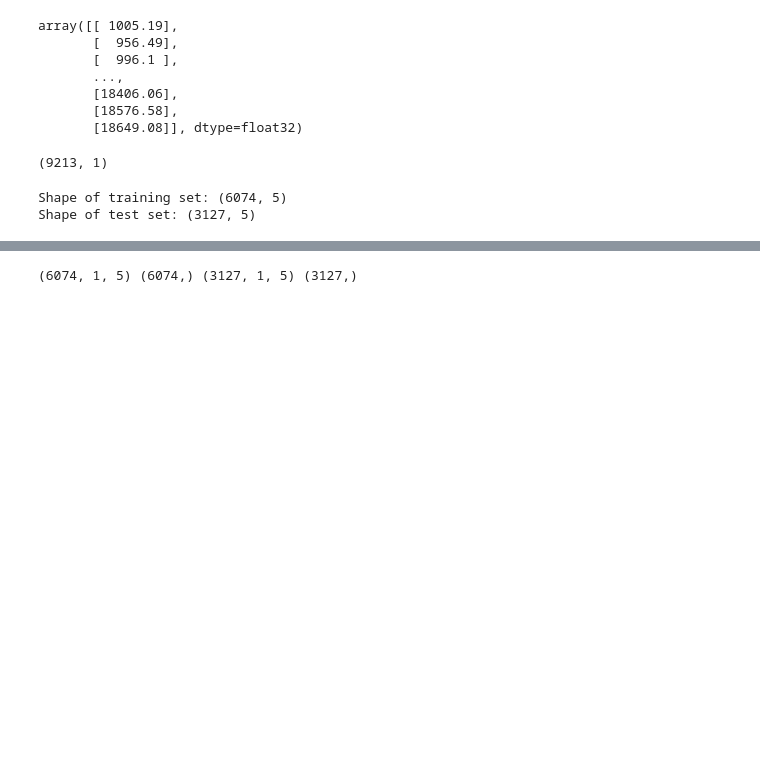
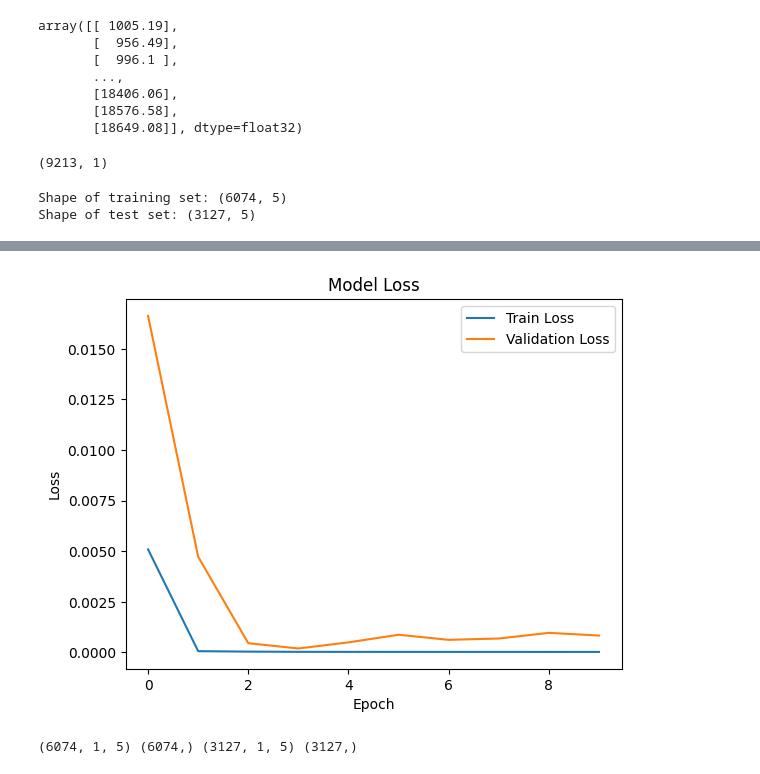
Before and after one commit to RiccardoDAndrea/Bachelor, a Jupyter notebook: RNN.ipynb, the cells around one changed output, grey strips where cells are left out. Saved outputs shown, nothing was run; the diff lists cells and outputs as text; code cells hidden in the pictures; blank space fills up the shorter version.

```diff
--- a/RNN.ipynb
+++ b/RNN.ipynb
@@ -132,6 +132,6 @@ Trainable params: 30369 (118.63 KB)
 Non-trainable params: 0 (0.00 Byte)
 _________________________________________________________________
 # %%
-model.fit(trainX, trainY, validation_data=(testX, testY), verbose=2, epochs=10)
+history = model.fit(trainX, trainY, validation_data=(testX, testY), verbose=2, epochs=10)
 # %% [output]
 Epoch 1/10
@@ -158,3 +157,24 @@ Epoch 10/10
+# %%
+# Visualisierung des Verlustverlaufs
+plt.plot(history.history['loss'], label='Train Loss')
+plt.plot(history.history['val_loss'], label='Validation Loss')
+plt.title('Model Loss')
+plt.ylabel('Loss')
+plt.xlabel('Epoch')
+plt.legend(loc='upper right')
+plt.show()
+
+# Falls zusätzliche Metriken vorhanden sind, wie z.B. MAE
+if 'mean_absolute_error' in history.history:
+    plt.plot(history.history['mean_absolute_error'], label='Train MAE')
+    plt.plot(history.history['val_mean_absolute_error'], label='Validation MAE')
+    plt.title('Model MAE')
+    plt.ylabel('MAE')
+    plt.xlabel('Epoch')
+    plt.legend(loc='upper right')
+    plt.show()
+# %% [output]
+[figure, added]
 # %%
 print(trainX.shape, trainY.shape, testX.shape, testY.shape)
 # %% [output]
```
Also changed, not shown: parts of 6 cells of this notebook, 7 other files.
